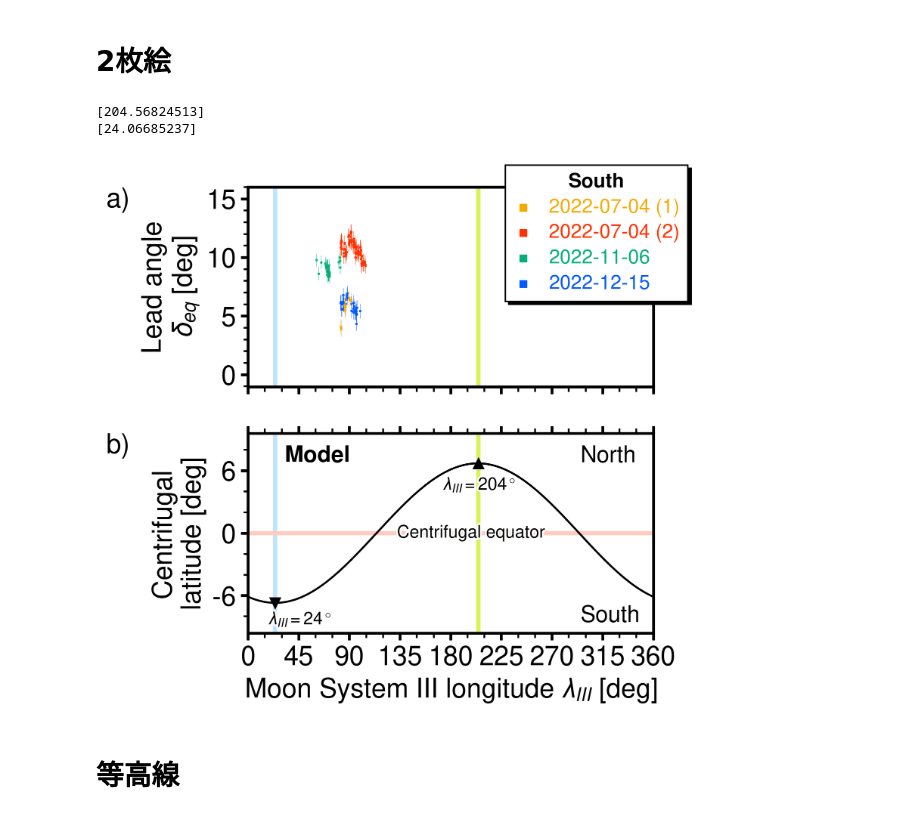
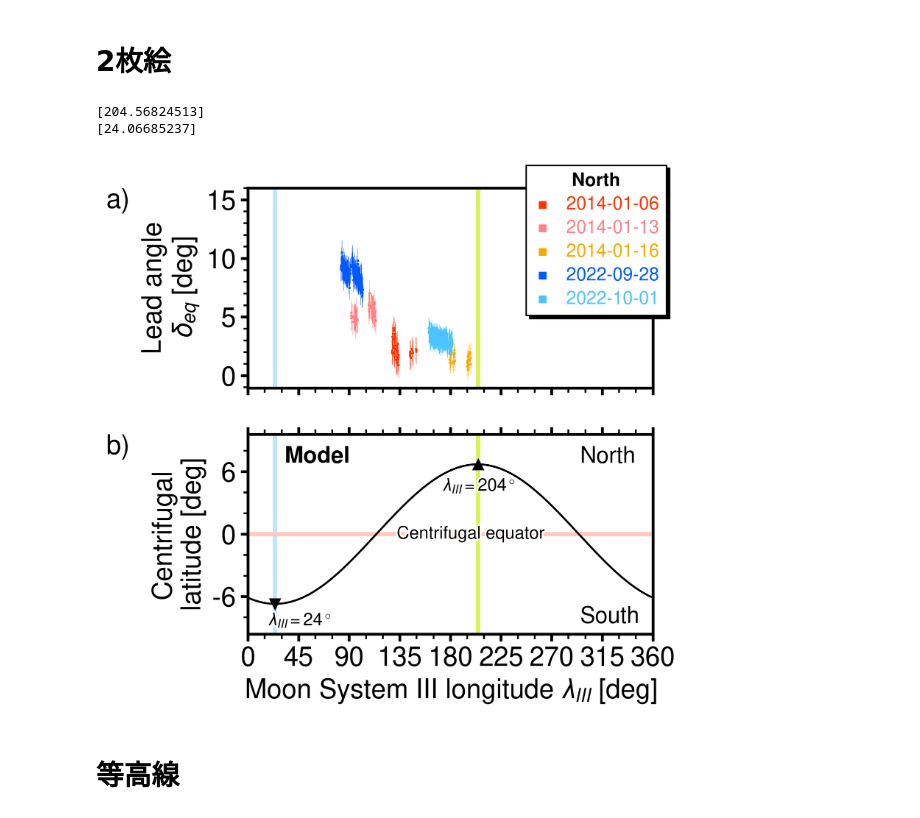
Before and after one commit to ShinnosukeSatoh/HST_Jupiter_footprints_dms, a Jupyter notebook: Leadangle_fitplot3.ipynb, the cells around one changed output. Saved outputs shown, nothing was run; the diff lists cells and outputs as text; code cells hidden in the pictures.

Commit message:
Appendix figure created.

```diff
--- a/Leadangle_fitplot3.ipynb
+++ b/Leadangle_fitplot3.ipynb
@@ -648,9 +648,9 @@ for i in [0,1]:
     ax[i].yaxis.set_minor_locator(AutoMinorLocator(5))  # minor ticks
 
 
-"""
 # North - 2014
 cud4_14 = [cud4[0], cud4[2], cud4[3]]
+cud4_14 = [cud4[0], cud4[5], cud4[6]]
 doyname = ['2014-01-06', '2014-01-13', '2014-01-16']
 la_err = np.array([1.0614052546455, 1.1145213015136, 0.8732066510795])
 for i in range(len(north_doy14)):
@@ -664,6 +664,7 @@ for i in range(len(north_doy14)):
 
 # North - 2022
 cud4_22 = [cud4[5], cud4[7]]
+cud4_22 = [cud4[3], cud4[4]]
 doyname = ['2022-09-28', '2022-10-01']
 la_err = np.array([1.0478863038047, 0.8994575700965])
 for i in range(len(north_doy22)):
@@ -697,9 +698,9 @@ i = 0
 for leg1text in legend1.get_texts():
     leg1text.set_color((cud4_14+cud4_22)[i])
     i += 1
-"""
 
 
+"""
 # South - 2022
 cud4_22 = [cud4[6], cud4[0], cud4[2], cud4[3]]
 doyname = ['2022-07-04 (1)', '2022-07-04 (2)', '2022-11-06', '2022-12-15']
@@ -743,7 +744,7 @@ i = 0
 for leg1text in legend1.get_texts():
     leg1text.set_color(cud4_22[i])
     i += 1
-
+"""
 
 
 
@@ -790,34 +791,34 @@ ax[1].text(0.55, 0.5,
            'Centrifugal equator',
            color='k',
            horizontalalignment='center',
            verticalalignment='center',
            transform=ax[1].transAxes,
            fontsize=fsize*0.65,
            path_effects=[pe.withStroke(linewidth=2.5, foreground='white')])
 ax[1].text(0.57, 0.74,
            r'$\lambda_{III} = 204^\circ$',
            color='k',
            horizontalalignment='center',
            verticalalignment='center',
            transform=ax[1].transAxes,
            fontsize=fsize*0.65,
            path_effects=[pe.withStroke(linewidth=2.5, foreground='white')])
 ax[1].text(0.05, 0.067,
            r'$\lambda_{III} = 24^\circ$',
            color='k',
            horizontalalignment='left',
            verticalalignment='center',
            transform=ax[1].transAxes,
            fontsize=fsize*0.65,
            path_effects=[pe.withStroke(linewidth=2.5, foreground='white')])
 
 ax[1].set_xlabel("Moon System III longitude $\\lambda_{III}$ [deg]", fontsize=fsize)
 
 plt.show()
 # %% [output]
 [204.56824513]
 [24.06685237]
-[figure, old version]
+[figure, new version]
 # %% [markdown]
 # 等高線
 # %%
```
Also changed, not shown: 17 other files.
